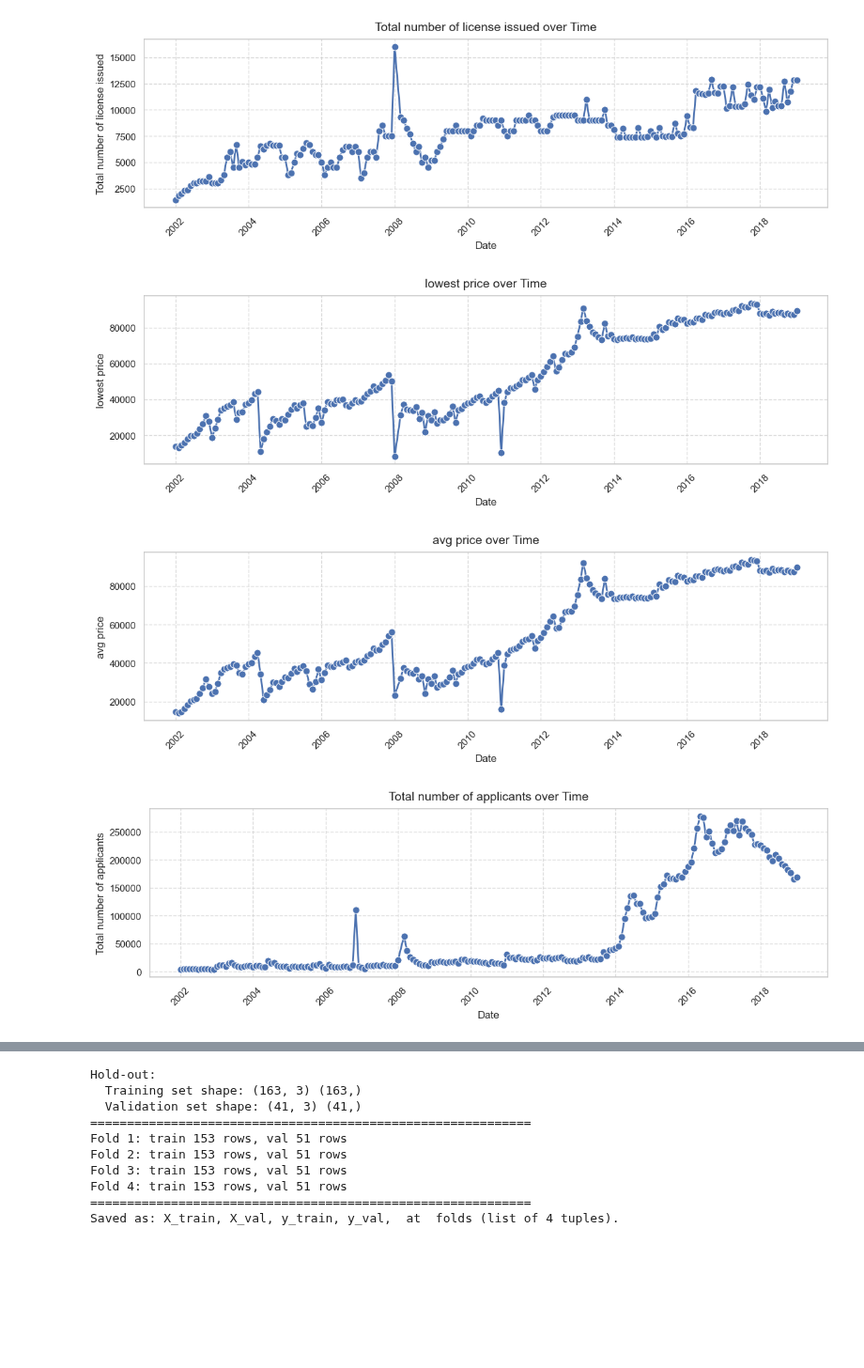
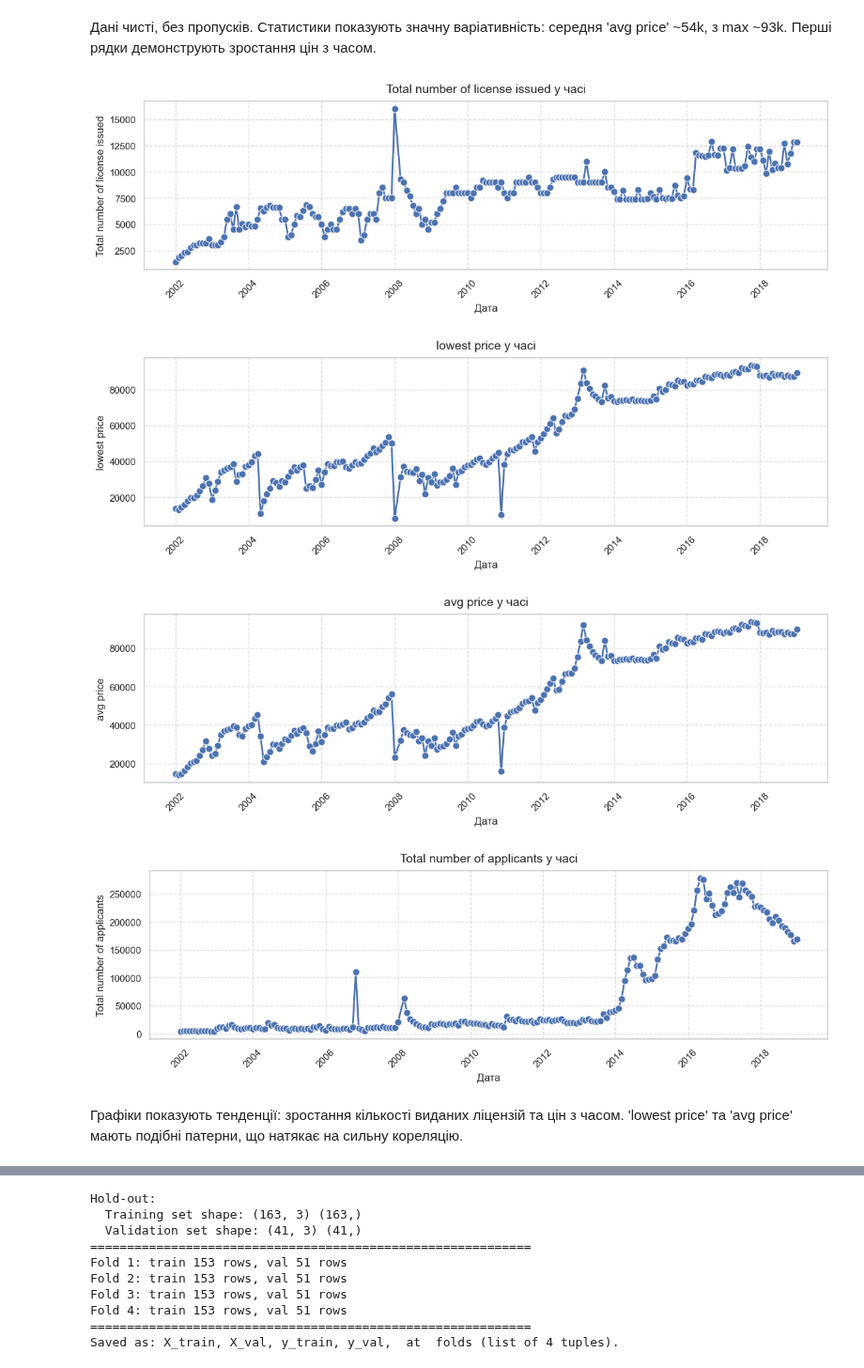
Before and after one commit to Max0Past/Data_Analysis, a Jupyter notebook: lab_2/Shanghai_code.ipynb, the cells around one changed output, grey strips where cells are left out. Shown at 94% size. Saved outputs shown, nothing was run; the diff lists cells and outputs as text; code cells hidden in the pictures; blank space fills up the shorter version.

```diff
--- a/lab_2/Shanghai_code.ipynb
+++ b/lab_2/Shanghai_code.ipynb
@@ -109,29 +113,33 @@ Data columns (total 5 columns):
 2                        5190
 3                        4806
 4                        4665
+# %% [markdown]
+Дані чисті, без пропусків. Статистики показують значну варіативність: середня 'avg price' ~54k, з max ~93k. Перші рядки демонструють зростання цін з часом.
 # %%
 # ------------------------------
-# 1.2. Visualize Individual Columns
+# 1.2. Візуалізація окремих стовпців
 # ------------------------------
-# Set seaborn style for consistent and clean plotting
+# Встановити стиль seaborn для послідовних і чистих графіків
 sns.set(style="whitegrid", rc={'figure.dpi': 100, 'figure.figsize': (12, 4)})
 
-# Plot each numeric column over time
+# Побудувати графік для кожного чисельного стовпця по часу
 numeric_cols = [col for col in df.columns if col != 'Date']
 for col in numeric_cols:
     plt.figure(figsize=(12, 4))
     sns.lineplot(data=df, x='Date', y=col, marker='o', linewidth=2, markersize=8)
-    plt.title(f'{col} over Time', fontsize=14, pad=10)
-    plt.xlabel('Date', fontsize=12)
+    plt.title(f'{col} у часі', fontsize=14, pad=10)
+    plt.xlabel('Дата', fontsize=12)
     plt.ylabel(col, fontsize=12)
     plt.xticks(rotation=45)
     plt.grid(True, linestyle='--', alpha=0.7)
     plt.tight_layout()
     plt.show()
 # %% [output]
-[figure, old version]
+[figure, new version]
-[figure, old version]
+[figure, new version]
-[figure, old version]
+[figure, new version]
-[figure, old version]
+[figure, new version]
+# %% [markdown]
+Графіки показують тенденції: зростання кількості виданих ліцензій та цін з часом. 'lowest price' та 'avg price' мають подібні патерни, що натякає на сильну кореляцію.
 # %%
 # ------------------------------
```
Also changed, not shown: parts of 15 cells of this notebook.
